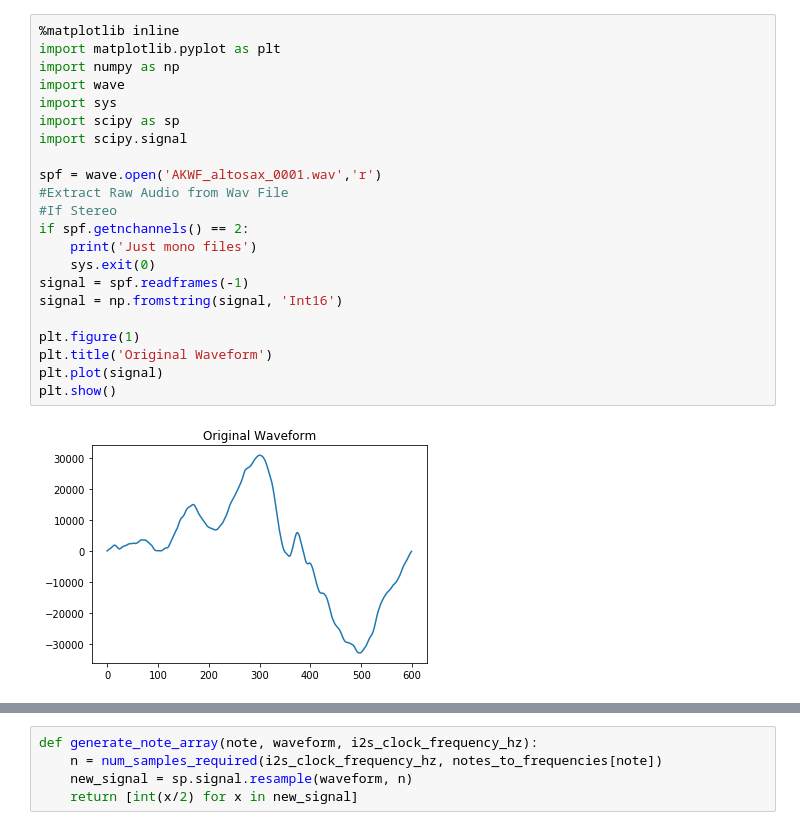
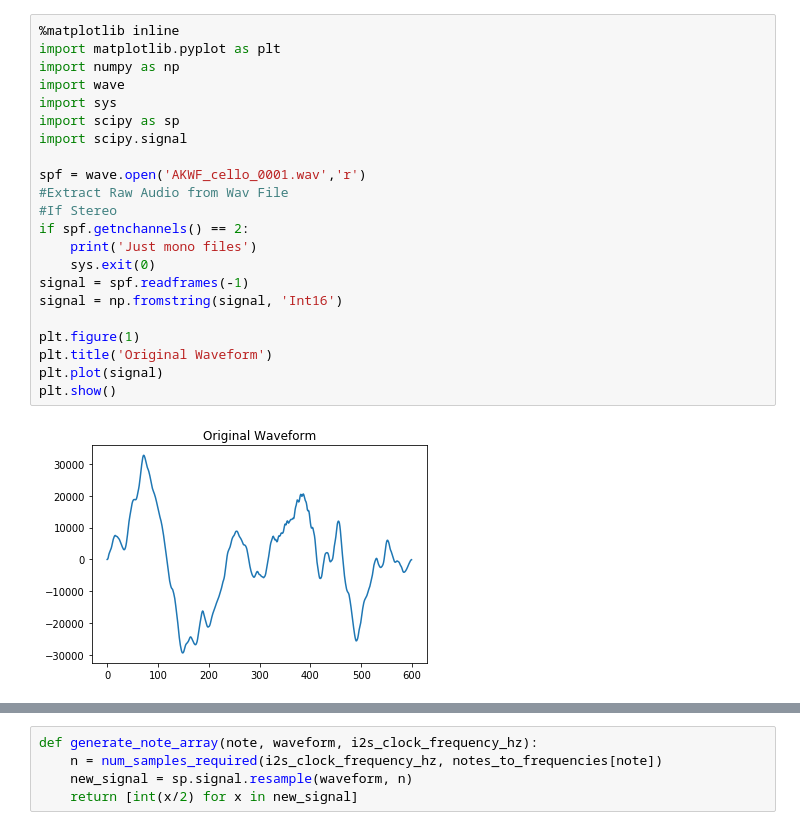
Before and after one commit to henry-muller/eecs149-proj, a Jupyter notebook: Waves.ipynb, the cells around one changed output, grey strips where cells are left out. Saved outputs shown, nothing was run; the diff lists cells and outputs as text.

```diff
--- a/Waves.ipynb
+++ b/Waves.ipynb
@@ -1,24 +1,24 @@
 # %%
 %matplotlib inline
 import matplotlib.pyplot as plt
 import numpy as np
 import wave
 import sys
 import scipy as sp
 import scipy.signal
 
-spf = wave.open('AKWF_altosax_0001.wav','r')
+spf = wave.open('AKWF_cello_0001.wav','r')
 #Extract Raw Audio from Wav File
 #If Stereo
 if spf.getnchannels() == 2:
     print('Just mono files')
     sys.exit(0)
 signal = spf.readframes(-1)
 signal = np.fromstring(signal, 'Int16')
 
 plt.figure(1)
 plt.title('Original Waveform')
 plt.plot(signal)
 plt.show()
 # %% [output]
-[figure, old version]
+[figure, new version]
```
Also changed, not shown: parts of 6 cells of this notebook, 20 other files.
